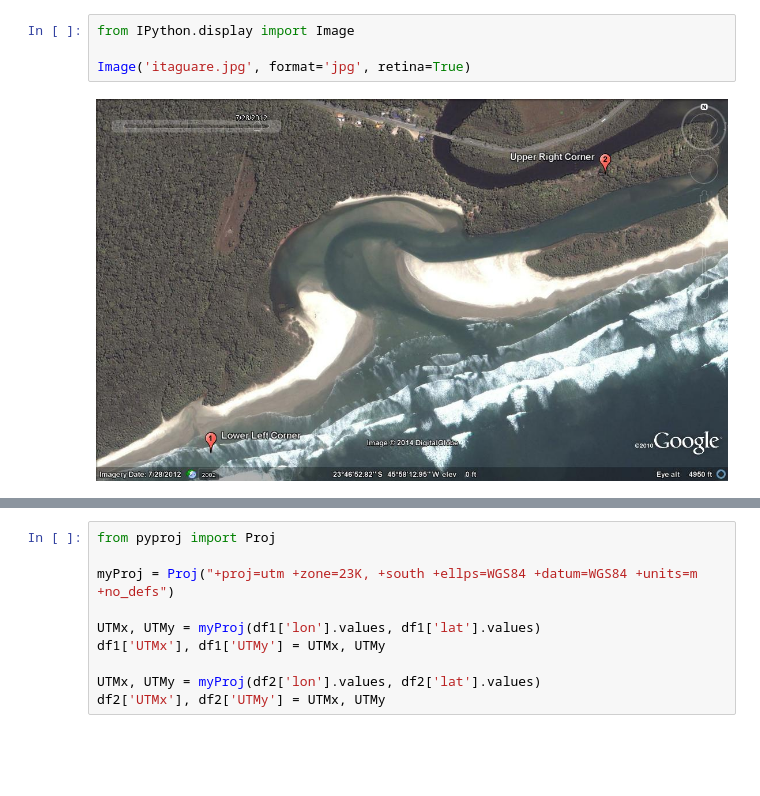
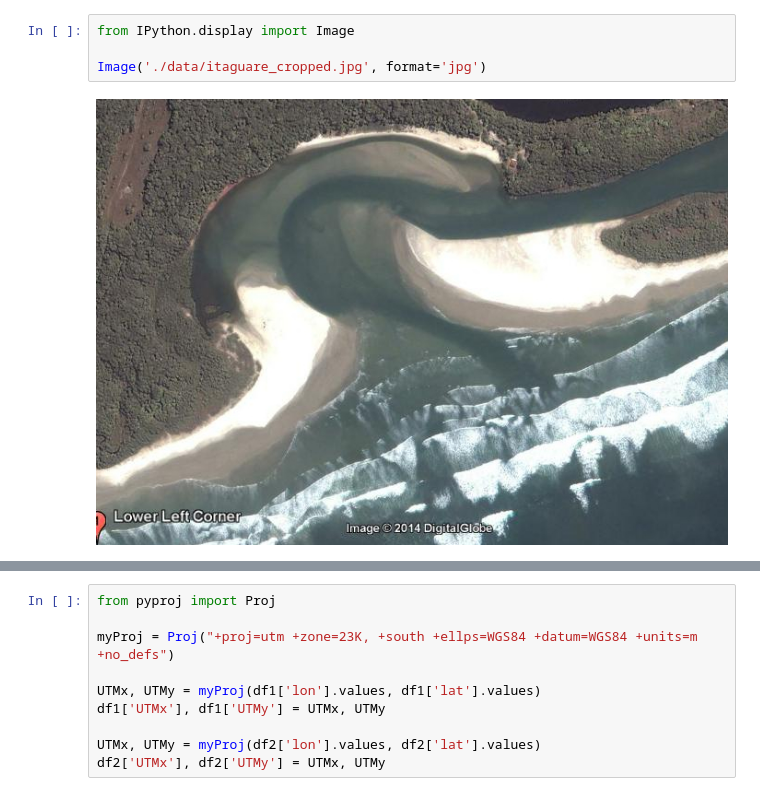
Before and after one commit to ocefpaf/python4oceanographers, a Jupyter notebook: content/downloads/notebooks/itaguare.ipynb, the cells around one changed output, grey strips where cells are left out. Cells and saved outputs as stored; diff of their text form; blank space fills up the shorter version.

Commit message:
Itaguare post.

```diff
--- a/content/downloads/notebooks/itaguare.ipynb
+++ b/content/downloads/notebooks/itaguare.ipynb
@@ -21,6 +66,6 @@ nbviewer.ipython.org/url/ocefpaf.github.com/python4oceanographers/downloads/note
 # %%
 from IPython.display import Image
 
-Image('itaguare.jpg', format='jpg', retina=True)
+Image('./data/itaguare_cropped.jpg', format='jpg')
 # %% [output]
-[figure, old version]
+[figure, new version]
```
Also changed, not shown: parts of 18 cells of this notebook, 1 other file.
